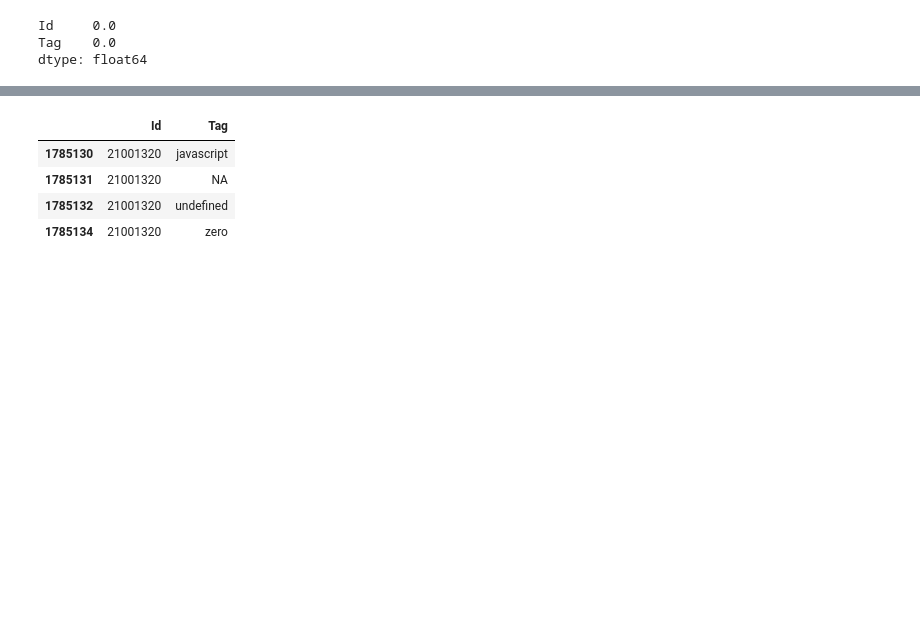
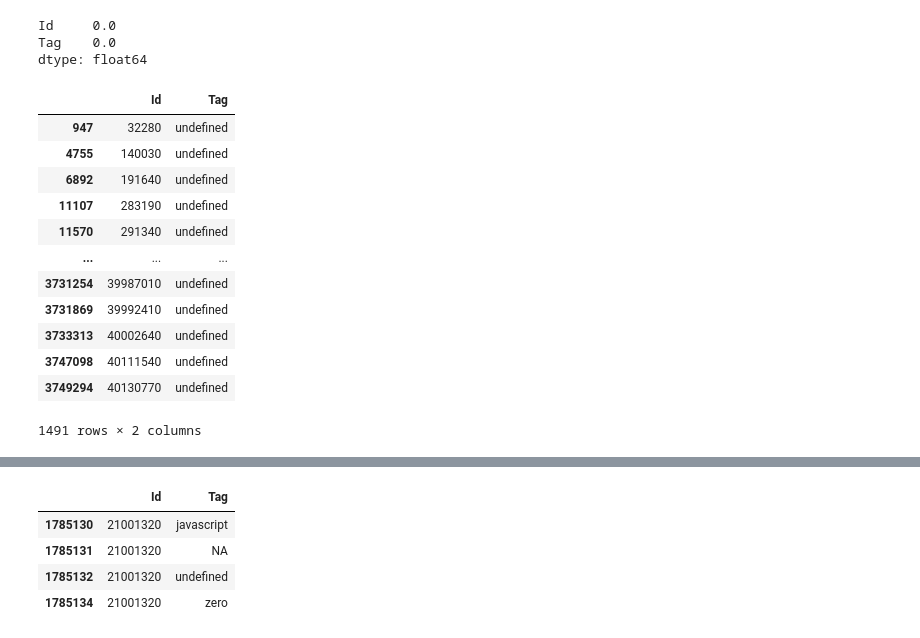
Before and after one commit to KarthikeyanVenkataraman/edastackoverflow, a Jupyter notebook: StackOverFlow_Draft.ipynb, the cells around one changed output, grey strips where cells are left out. Drawn from its saved outputs; the diff is of its cells as text; code cells hidden in the pictures; blank space fills up the shorter version.

```diff
--- a/StackOverFlow_Draft.ipynb
+++ b/StackOverFlow_Draft.ipynb
@@ -251,6 +251,22 @@ inpQuesTags.isnull().sum()/len(inpQuesTags)*100
 Id     0.0
 Tag    0.0
 dtype: float64
+# %%
+inpQuesTags[inpQuesTags.Tag=='undefined']
+# %% [output]
+|  | Id | Tag |
+| 947 | 32280 | undefined |
+| 4755 | 140030 | undefined |
+| 6892 | 191640 | undefined |
+| 11107 | 283190 | undefined |
+| 11570 | 291340 | undefined |
+| ... | ... | ... |
+| 3731254 | 39987010 | undefined |
+| 3731869 | 39992410 | undefined |
+| 3733313 | 40002640 | undefined |
+| 3747098 | 40111540 | undefined |
+| 3749294 | 40130770 | undefined |
+1491 rows × 2 columns
 # %%
 # Check whether there are any duplicate rows in the inpQuesTags data set
 DuplicatedTag = inpQuesTags[inpQuesTags.duplicated(subset=None, keep='first')]
```
Also changed, not shown: parts of 8 cells of this notebook.
